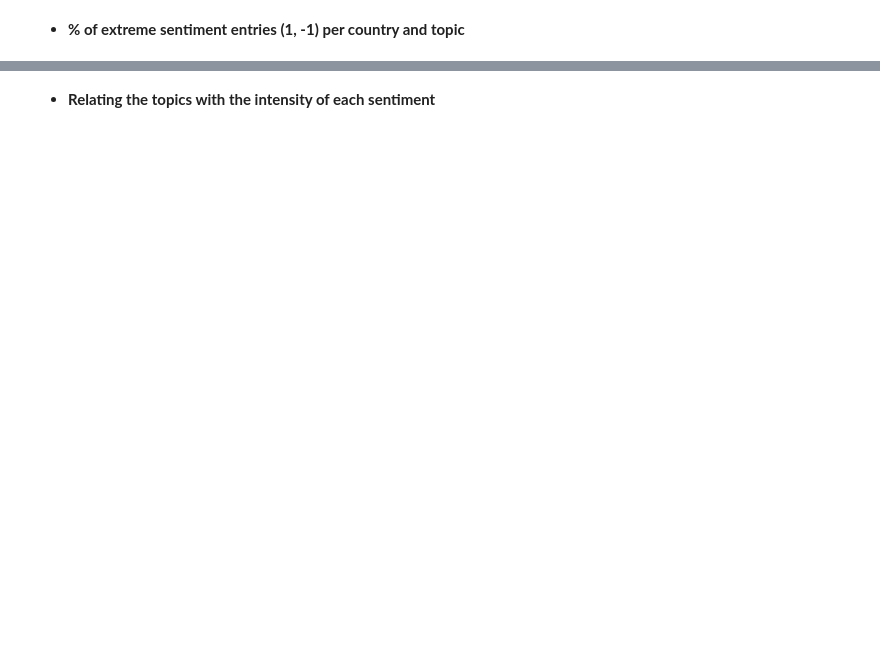
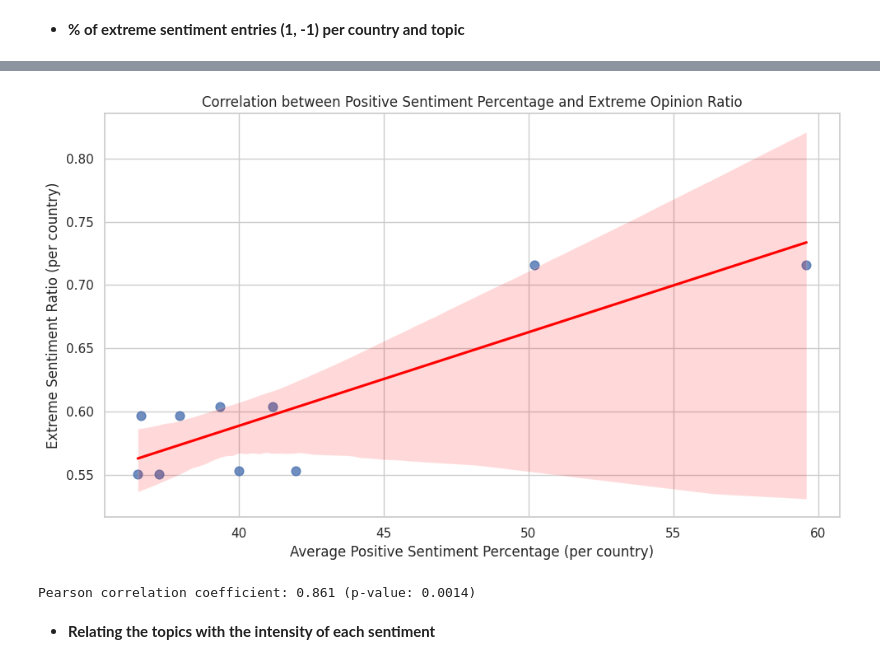
Before and after one commit to AdriaLeon/TFG, a Jupyter notebook: code/data_analysis/country_diff_analysis.ipynb, the cells around one changed output, grey strips where cells are left out. Drawn from its saved outputs; the diff is of its cells as text; code cells hidden in the pictures; blank space fills up the shorter version.

```diff
--- a/code/data_analysis/country_diff_analysis.ipynb
+++ b/code/data_analysis/country_diff_analysis.ipynb
@@ -267,0 +347,13 @@ print(merged[['countries', 'topic', 'pos_percent', 'neg_percent']])
+# %%
+# Compute extreme sentiment ratio per country (as before)
+total_country_counts = df['countries'].value_counts()
+extreme_df = df[(df['sentiment_score_compound'] > 0.75) | (df['sentiment_score_compound'] < -0.75)]
+extreme_country_counts = extreme_df['countries'].value_counts()
+extreme_ratios = (extreme_country_counts / total_country_counts).fillna(0).reset_index()
+extreme_ratios.columns = ['countries', 'extreme_ratio']
+
+# Merge the two metrics
+relation_df = merged[['countries', 'pos_percent']].merge(extreme_ratios, on='countries', how='inner')
+
+relation_df = relation_df.sort_values(by='extreme_ratio', ascending=False)
+print(relation_df)
@@ -268,3 +372,20 @@ print(merged[['countries', 'topic', 'pos_percent', 'neg_percent']])
+# %%
+# Plotting
+plt.figure(figsize=(10, 6))
+sns.regplot(data=relation_df, x='pos_percent', y='extreme_ratio', scatter_kws={'s': 60}, line_kws={'color': 'red'})
+plt.title('Correlation between Positive Sentiment Percentage and Extreme Opinion Ratio')
+plt.xlabel('Average Positive Sentiment Percentage (per country)')
+plt.ylabel('Extreme Sentiment Ratio (per country)')
+plt.grid(True)
+plt.tight_layout()
+plt.show()
+
+# Compute Pearson correlation
+corr_coef, p_value = pearsonr(relation_df['pos_percent'], relation_df['extreme_ratio'])
+print(f"Pearson correlation coefficient: {corr_coef:.3f} (p-value: {p_value:.4f})")
+# %% [output]
+[figure, added]
+Pearson correlation coefficient: 0.861 (p-value: 0.0014)
 # %% [markdown]
 - **Relating the topics with the intensity of each sentiment**
 # %%
```
Also changed, not shown: parts of 21 cells of this notebook, 1 other file.
